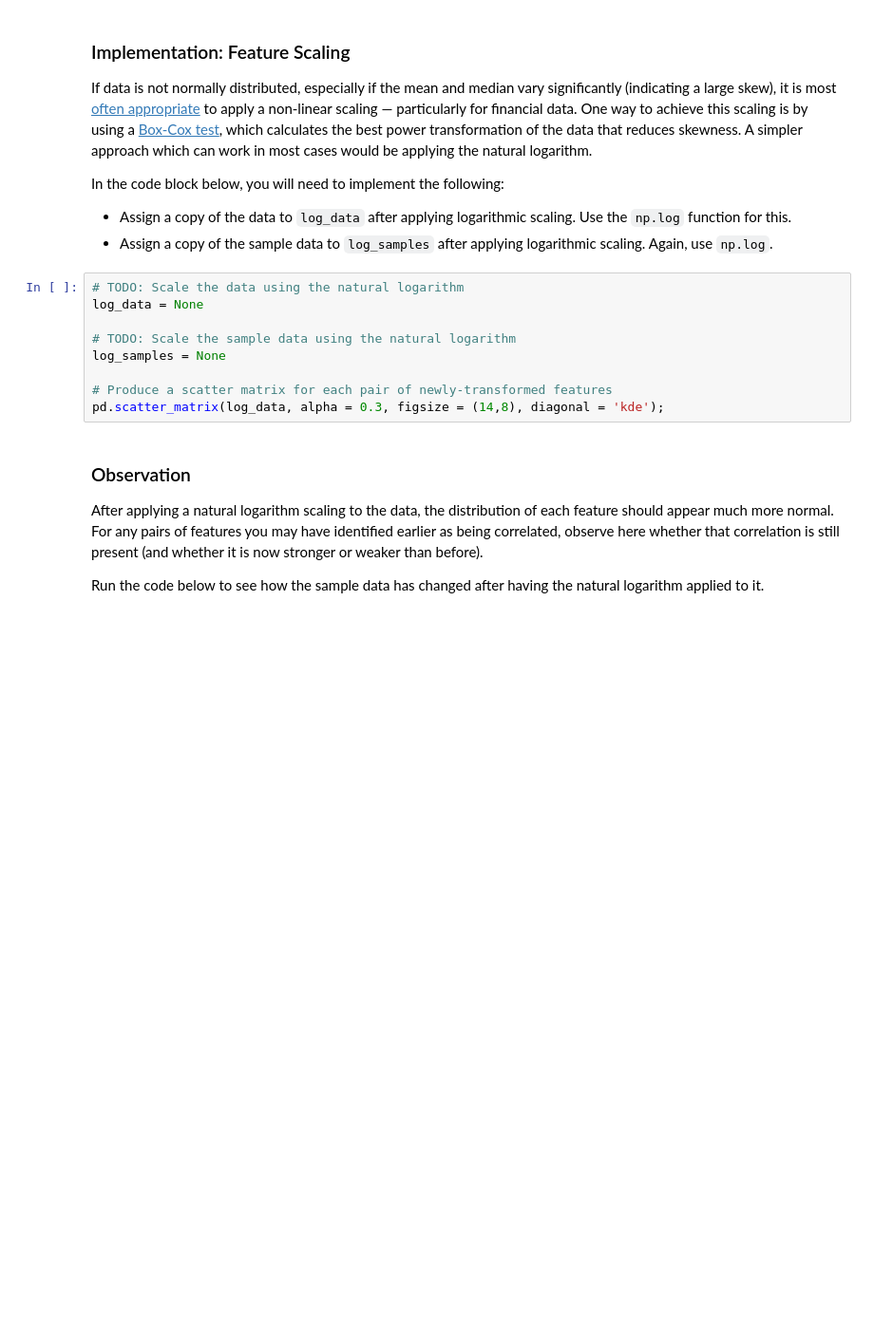
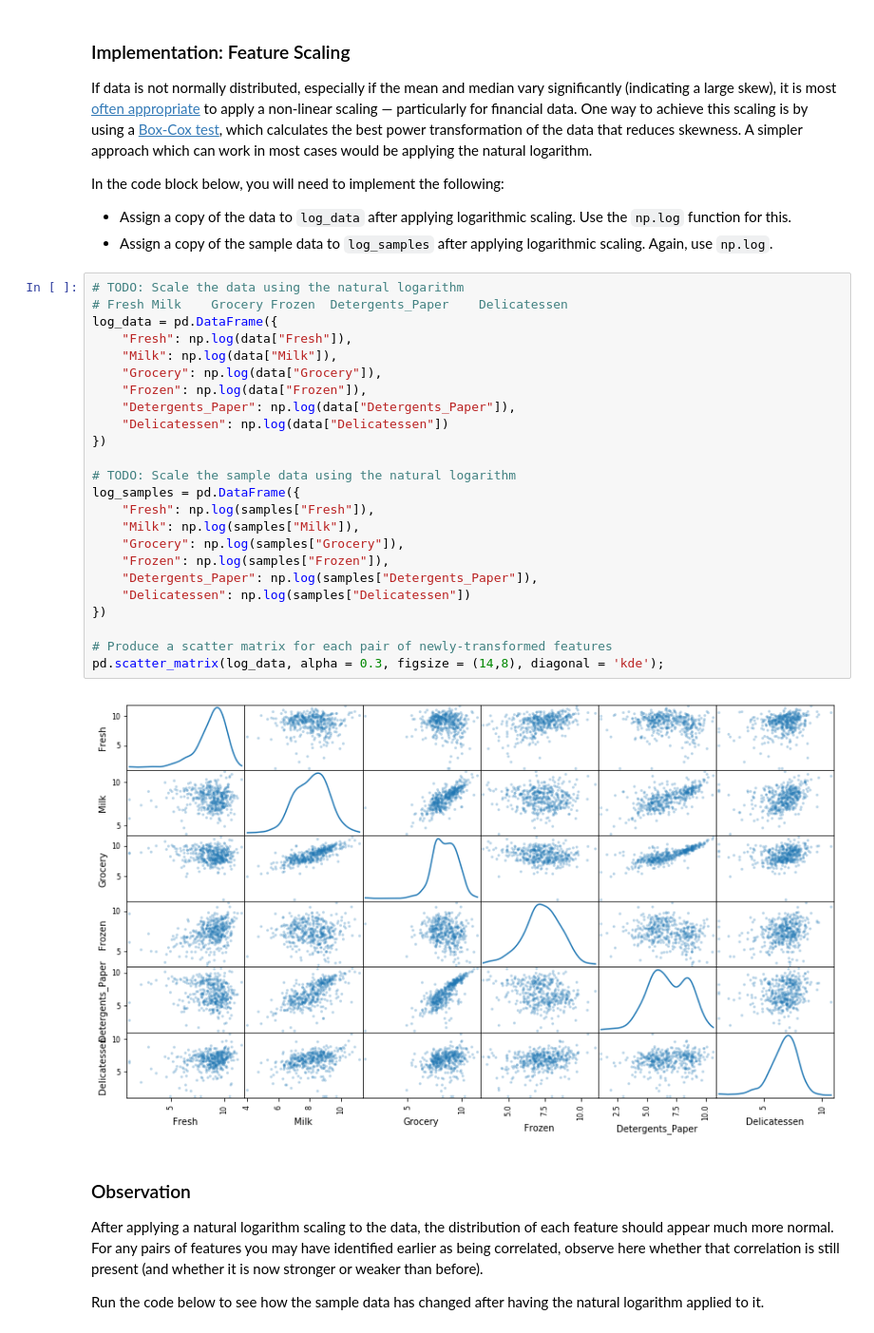
Before and after one commit to wanderijames/machine-learning, a Jupyter notebook: customer_segments/customer_segments.ipynb, the cells around one changed output. Shown: that part at 95% size. Cells and saved outputs as stored; diff of their text form; blank space fills up the shorter version.

```diff
--- a/customer_segments/customer_segments.ipynb
+++ b/customer_segments/customer_segments.ipynb
@@ -194,13 +241,30 @@ In the code block below, you will need to implement the following:
  - Assign a copy of the sample data to `log_samples` after applying logarithmic scaling. Again, use `np.log`.
 # %%
 # TODO: Scale the data using the natural logarithm
-log_data = None
+# Fresh	Milk	Grocery	Frozen	Detergents_Paper	Delicatessen
+log_data = pd.DataFrame({
+    "Fresh": np.log(data["Fresh"]),
+    "Milk": np.log(data["Milk"]),
+    "Grocery": np.log(data["Grocery"]),
+    "Frozen": np.log(data["Frozen"]),
+    "Detergents_Paper": np.log(data["Detergents_Paper"]),
+    "Delicatessen": np.log(data["Delicatessen"])
+})
 
 # TODO: Scale the sample data using the natural logarithm
-log_samples = None
+log_samples = pd.DataFrame({
+    "Fresh": np.log(samples["Fresh"]),
+    "Milk": np.log(samples["Milk"]),
+    "Grocery": np.log(samples["Grocery"]),
+    "Frozen": np.log(samples["Frozen"]),
+    "Detergents_Paper": np.log(samples["Detergents_Paper"]),
+    "Delicatessen": np.log(samples["Delicatessen"])
+})
 
 # Produce a scatter matrix for each pair of newly-transformed features
 pd.scatter_matrix(log_data, alpha = 0.3, figsize = (14,8), diagonal = 'kde');
+# %% [output]
+[figure, added]
 # %% [markdown]
 ### Observation
 After applying a natural logarithm scaling to the data, the distribution of each feature should appear much more normal. For any pairs of features you may have identified earlier as being correlated, observe here whether that correlation is still present (and whether it is now stronger or weaker than before).
```
Also changed, not shown: parts of 25 cells of this notebook.
